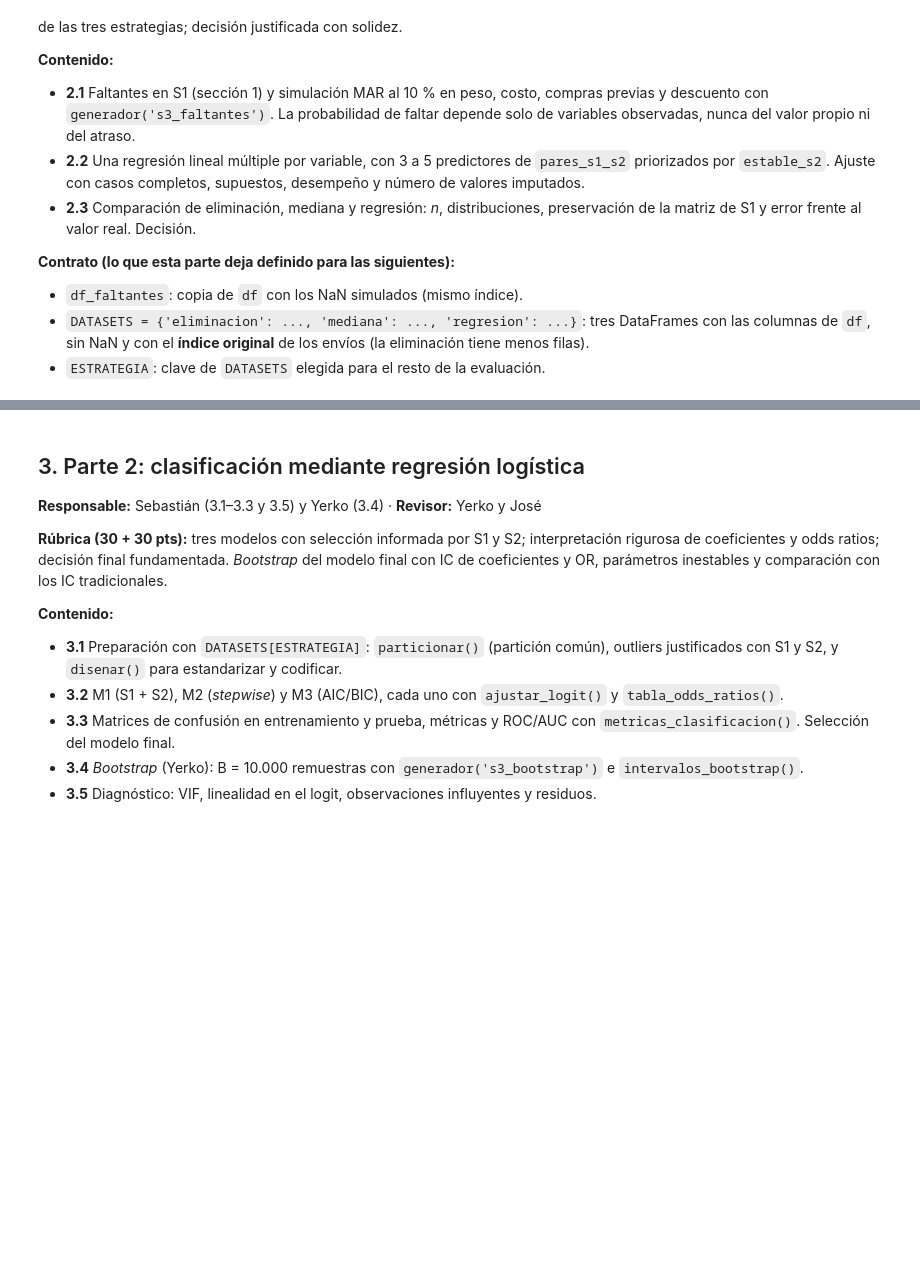
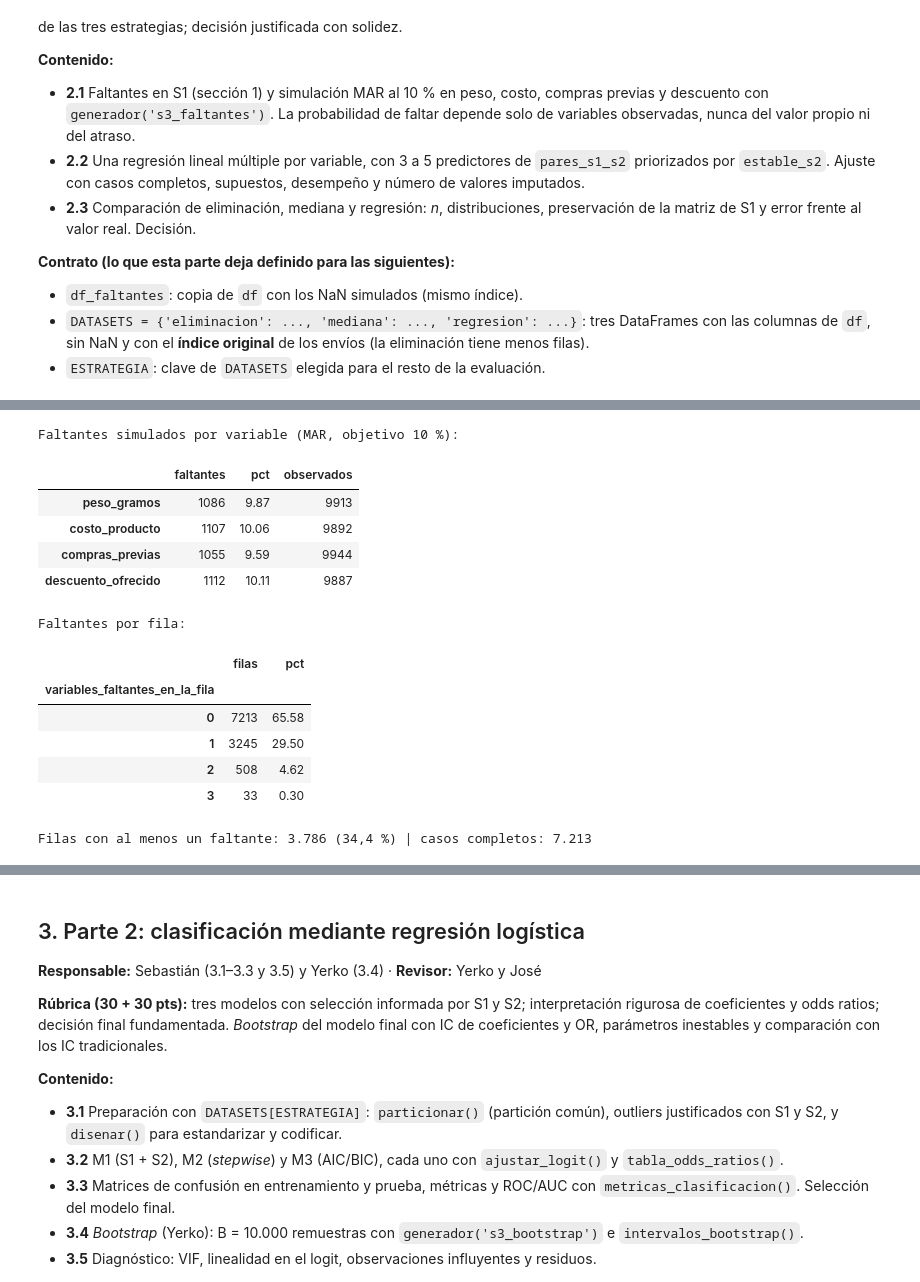
Before and after one commit to joserodriguezc/grupo_1_estadistica_computacional, a Jupyter notebook: sumativa_3/notebooks/sumativa_3_grupo1.ipynb, the cells around one changed output, grey strips where cells are left out. Cells and saved outputs as stored; diff of their text form; code cells hidden in the pictures; blank space fills up the shorter version.

```diff
--- a/sumativa_3/notebooks/sumativa_3_grupo1.ipynb
+++ b/sumativa_3/notebooks/sumativa_3_grupo1.ipynb
@@ -414,0 +426,63 @@ guardar('fig_0_matriz_estabilidad', fig)
+# %%
+from scipy.optimize import brentq
+
+# 2.1 Simulación de faltantes MAR al 10 %
+VARS_FALTANTES = ['peso_gramos', 'costo_producto', 'compras_previas', 'descuento_ofrecido']
+TASA_FALTANTES = 0.10
+
+# Mecanismo declarado de antemano: efecto (en log-odds) de categorías observadas sobre P(faltar).
+# Solo usa variables completas; nunca el valor propio (sería MNAR) ni el atraso (contaminaría la evaluación).
+MECANISMO = {
+    'peso_gramos':        {'importancia_producto': {'high': 0.8}, 'modalidad_envio': {'Ship': 0.5}},
+    'costo_producto':     {'bloque_bodega': {'F': 0.7}, 'genero': {'M': 0.4}},
+    'compras_previas':    {'importancia_producto': {'low': 0.6}, 'modalidad_envio': {'Road': 0.6}},
+    'descuento_ofrecido': {'bloque_bodega': {'A': 0.6, 'B': 0.6}, 'genero': {'F': 0.4}},
+}
+
+
+def prob_faltar(datos, efectos, tasa):
+    # P(faltar) = logística(intercepto + efectos); el intercepto se calibra para que la media sea `tasa`
+    puntaje = sum(datos[c].map(niveles).fillna(0.0) for c, niveles in efectos.items())
+    intercepto = brentq(lambda b0: (1 / (1 + np.exp(-(b0 + puntaje)))).mean() - tasa, -10, 10)
+    return 1 / (1 + np.exp(-(intercepto + puntaje)))
+
+
+rng = generador('s3_faltantes')
+df_faltantes = df.copy()
+MASCARA = pd.DataFrame(False, index=df.index, columns=VARS_FALTANTES)   # True = valor eliminado
+for v in VARS_FALTANTES:   # sorteo independiente por variable: una fila puede faltar en varias
+    MASCARA[v] = rng.random(len(df)) < prob_faltar(df, MECANISMO[v], TASA_FALTANTES)
+    df_faltantes.loc[MASCARA[v], v] = np.nan
+assert df_faltantes.drop(columns=VARS_FALTANTES).notna().all().all(), 'Solo deben faltar las 4 variables.'
+
+# Resumen por variable y por fila
+resumen_faltantes = pd.DataFrame({'faltantes': MASCARA.sum(), 'pct': MASCARA.mean() * 100,
+                                  'observados': (~MASCARA).sum()})
+por_fila = (MASCARA.sum(axis=1).value_counts().sort_index()
+            .rename_axis('variables_faltantes_en_la_fila').to_frame('filas'))
+por_fila['pct'] = por_fila['filas'] / len(df) * 100
+filas_incompletas = int(MASCARA.any(axis=1).sum())
+
+resumen_faltantes.to_csv(TABLAS / 'faltantes_resumen_variables.csv')
+por_fila.to_csv(TABLAS / 'faltantes_resumen_filas.csv')
+print(f'Faltantes simulados por variable (MAR, objetivo {num(TASA_FALTANTES * 100)} %):')
+display(resumen_faltantes.round(2))
+print('Faltantes por fila:')
+display(por_fila.round(2))
+print(f'Filas con al menos un faltante: {num(filas_incompletas)} ({num(filas_incompletas / len(df) * 100, 1)} %) | '
+      f'casos completos: {num(len(df) - filas_incompletas)}')
+# %% [output]
+Faltantes simulados por variable (MAR, objetivo 10 %):
+|  | faltantes | pct | observados |
+| peso_gramos | 1086 | 9.87 | 9913 |
+| costo_producto | 1107 | 10.06 | 9892 |
+| compras_previas | 1055 | 9.59 | 9944 |
+| descuento_ofrecido | 1112 | 10.11 | 9887 |
+Faltantes por fila:
+|  | filas | pct |
+| variables_faltantes_en_la_fila |  |  |
+| 0 | 7213 | 65.58 |
+| 1 | 3245 | 29.50 |
+| 2 | 508 | 4.62 |
+| 3 | 33 | 0.30 |
+Filas con al menos un faltante: 3.786 (34,4 %) | casos completos: 7.213
```
Also changed, not shown: parts of 5 cells of this notebook, 5 other files.
